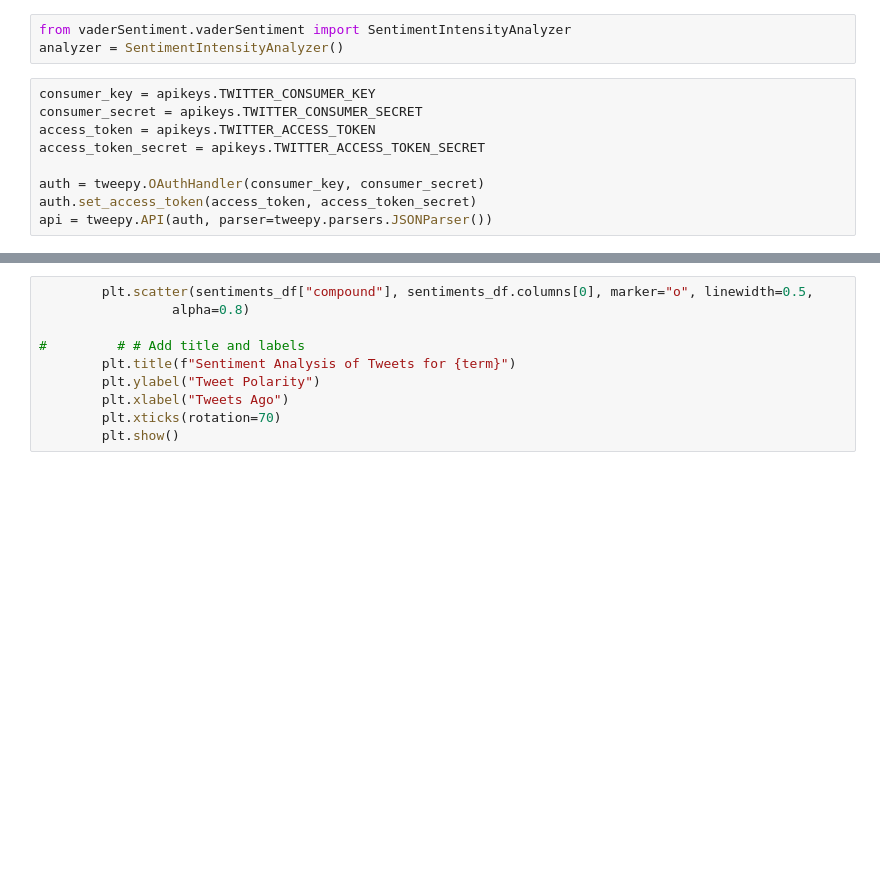
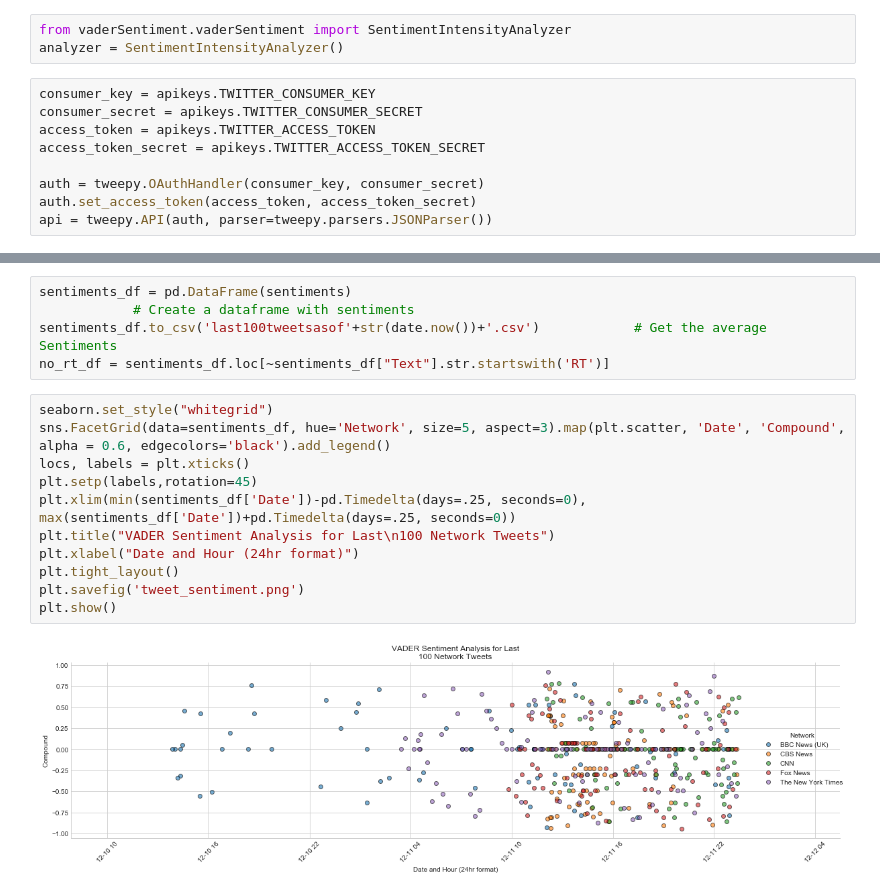
Before and after one commit to thefrostyhalf/HomeworkSubmissions, a Jupyter notebook: twitter-challenge/newsmood.ipynb, the cells around one changed output, grey strips where cells are left out. Drawn from its saved outputs; the diff is of its cells as text; blank space fills up the shorter version.

```diff
--- a/twitter-challenge/newsmood.ipynb
+++ b/twitter-challenge/newsmood.ipynb
@@ -59,10 +75,18 @@ AttributeError: 'NoneType' object has no attribute 'head'
-# %%
-        plt.scatter(sentiments_df["compound"], sentiments_df.columns[0], marker="o", linewidth=0.5,
-                 alpha=0.8)
-
-#         # # Add title and labels
-        plt.title(f"Sentiment Analysis of Tweets for {term}")
-        plt.ylabel("Tweet Polarity")
-        plt.xlabel("Tweets Ago")
-        plt.xticks(rotation=70)
-        plt.show()
+# %%
+sentiments_df = pd.DataFrame(sentiments)
+            # Create a dataframe with sentiments
+sentiments_df.to_csv('last100tweetsasof'+str(date.now())+'.csv')            # Get the average Sentiments
+no_rt_df = sentiments_df.loc[~sentiments_df["Text"].str.startswith('RT')]
+# %%
+seaborn.set_style("whitegrid")
+sns.FacetGrid(data=sentiments_df, hue='Network', size=5, aspect=3).map(plt.scatter, 'Date', 'Compound', alpha = 0.6, edgecolors='black').add_legend()
+locs, labels = plt.xticks()
+plt.setp(labels,rotation=45)
+plt.xlim(min(sentiments_df['Date'])-pd.Timedelta(days=.25, seconds=0), max(sentiments_df['Date'])+pd.Timedelta(days=.25, seconds=0))
+plt.title("VADER Sentiment Analysis for Last\n100 Network Tweets")
+plt.xlabel("Date and Hour (24hr format)")
+plt.tight_layout()
+plt.savefig('tweet_sentiment.png')
+plt.show()
+# %% [output]
+[figure, added]
```
Also changed, not shown: parts of 8 cells of this notebook, 5 other files.
